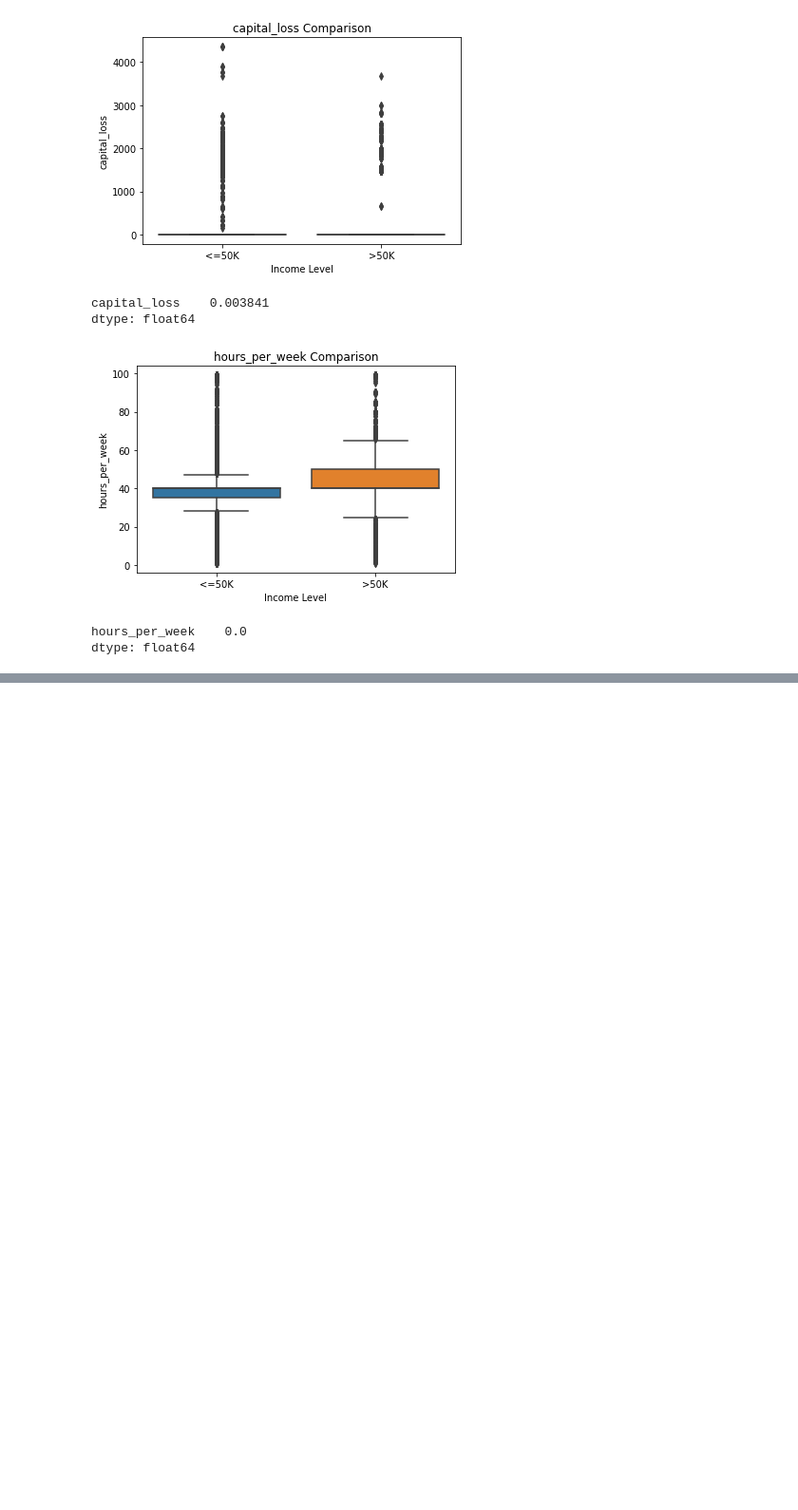
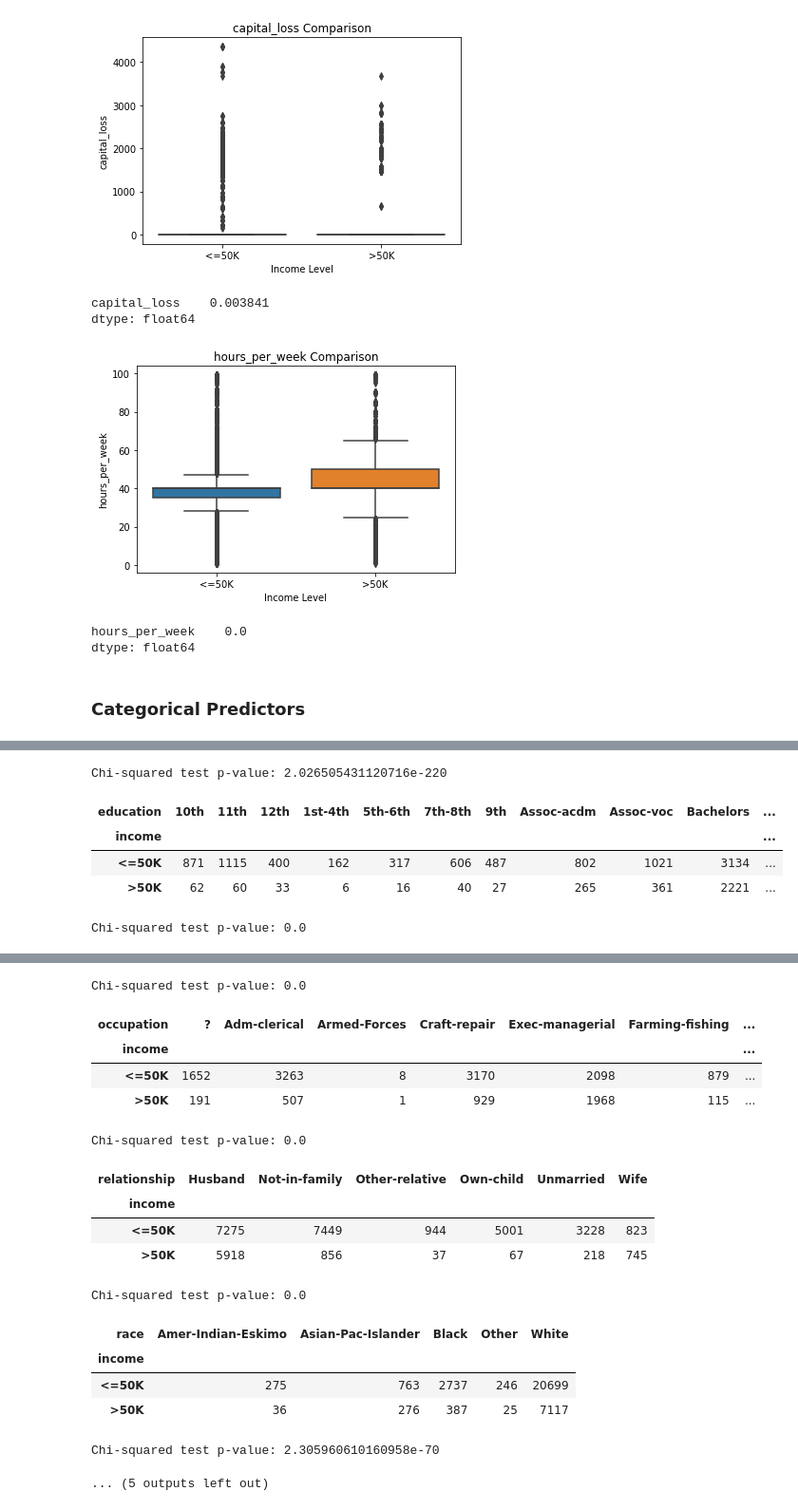
Before and after one commit to akiehl2000/STAA578_Homework, a Jupyter notebook: Homework1/homework1.ipynb, the cells around one changed output, grey strips where cells are left out. Shown: that part at 95% size. Cells and saved outputs as stored; diff of their text form; code cells hidden in the pictures; blank space fills up the shorter version.

Commit message:
Study categorical predictors

```diff
--- a/Homework1/homework1.ipynb
+++ b/Homework1/homework1.ipynb
@@ -145,3 +147,20 @@ dtype: float64
 [figure]
 hours_per_week    0.0
 dtype: float64
+# %% [markdown]
+### Categorical Predictors
+# %%
+# categorical analysis function
+def studyCatPredictor(pred):
+    # construct contingency table
+    contingency = pd.crosstab(trainDF['income'], trainDF[pred])
+    display(contingency)
+
+    # chi squared test for independence
+    print(f"Chi-squared test p-value: {stats.chi2_contingency(contingency)[1]}")
+
+# identify and study categorical predictors
+findCatPredictors = make_column_selector(dtype_include = object)
+for pred in trainDF.drop('income', axis = 1, inplace = False)[findCatPredictors].columns:
+    studyCatPredictor(pred)
+# %% [output]
@@ -147,0 +171,6 @@ dtype: float64
+Chi-squared test p-value: 2.026505431120716e-220
+| education | 10th | 11th | 12th | 1st-4th | 5th-6th | 7th-8th | 9th | Assoc-acdm | Assoc-voc | Bachelors | ... |
+| income |  |  |  |  |  |  |  |  |  |  | ... |
+| <=50K | 871 | 1115 | 400 | 162 | 317 | 606 | 487 | 802 | 1021 | 3134 | ... |
+| >50K | 62 | 60 | 33 | 6 | 16 | 40 | 27 | 265 | 361 | 2221 | ... |
+Chi-squared test p-value: 0.0
@@ -147,0 +181,17 @@ dtype: float64
+Chi-squared test p-value: 0.0
+| occupation | ? | Adm-clerical | Armed-Forces | Craft-repair | Exec-managerial | Farming-fishing | ... |
+| income |  |  |  |  |  |  | ... |
+| <=50K | 1652 | 3263 | 8 | 3170 | 2098 | 879 | ... |
+| >50K | 191 | 507 | 1 | 929 | 1968 | 115 | ... |
+Chi-squared test p-value: 0.0
+| relationship | Husband | Not-in-family | Other-relative | Own-child | Unmarried | Wife |
+| income |  |  |  |  |  |  |
+| <=50K | 7275 | 7449 | 944 | 5001 | 3228 | 823 |
+| >50K | 5918 | 856 | 37 | 67 | 218 | 745 |
+Chi-squared test p-value: 0.0
+| race | Amer-Indian-Eskimo | Asian-Pac-Islander | Black | Other | White |
+| income |  |  |  |  |  |
+| <=50K | 275 | 763 | 2737 | 246 | 20699 |
+| >50K | 36 | 276 | 387 | 25 | 7117 |
+Chi-squared test p-value: 2.305960610160958e-70
+... (5 outputs left out)
```
Also changed, not shown: parts of 3 cells of this notebook.
